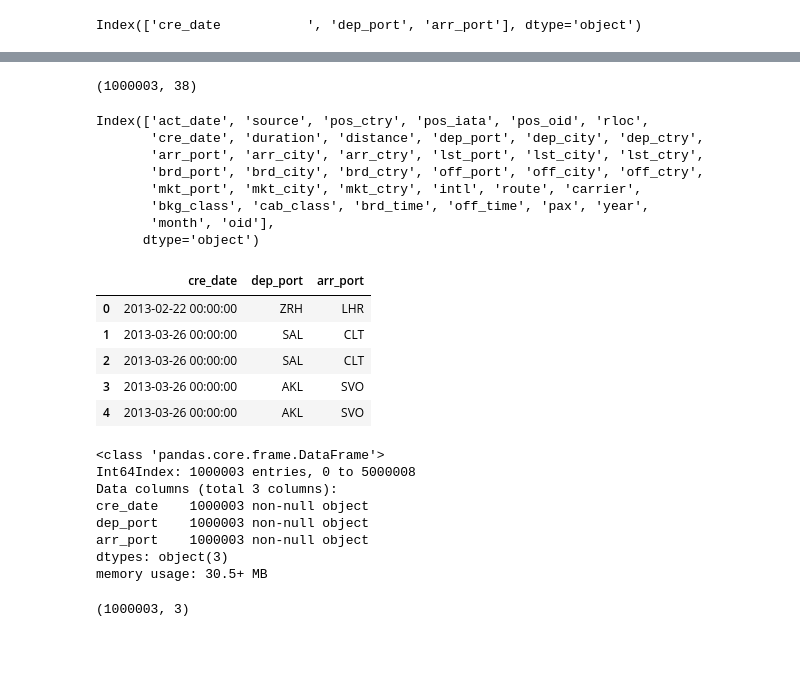
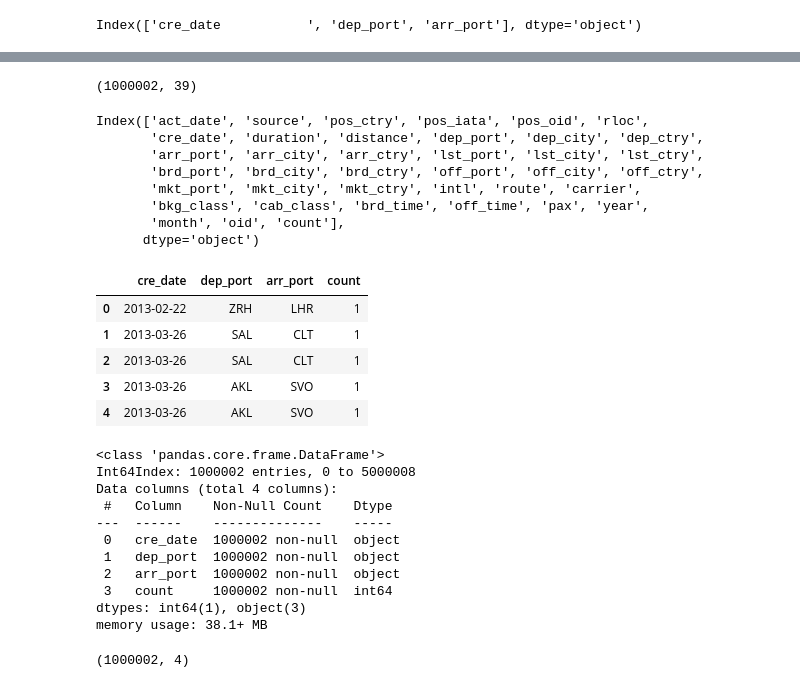
Before and after one commit to albertodiazr/ClasesMaster, a Jupyter notebook: Python/08-DS_Challenge.ipynb, the cells around one changed output, grey strips where cells are left out. Drawn from its saved outputs; the diff is of its cells as text; code cells hidden in the pictures; blank space fills up the shorter version.

```diff
--- a/Python/08-DS_Challenge.ipynb
+++ b/Python/08-DS_Challenge.ipynb
@@ -480,5 +523,5 @@ Limpiar duplicados en bookings:
 # %%
-size = 500000
+size = 1000000
 
 df_chunk = pd.read_csv('bookings.csv.bz2', compression = 'bz2', sep = '^', chunksize=size,
                       low_memory = False, dtype = str)
@@ -487,6 +530,11 @@ bookings_clean = pd.DataFrame()
 
 for i, chunk in enumerate(df_chunk):
     print(i, len(bookings_clean))
+    chunk['cre_date           '] = pd.to_datetime(chunk['cre_date           '], errors = 'coerce')
+    chunk['cre_date           '] = chunk['cre_date           '].astype('str')
+    chunk['dep_port']= chunk['dep_port'].astype('str').str.strip().str.upper()
+    chunk['arr_port']= chunk['arr_port'].astype('str').str.strip().str.upper()
+
     bookings_clean = bookings_clean.append(chunk)
     bookings_clean.drop_duplicates(inplace = True)
 
@@ -520 +562,5 @@ bookings_clean.head()
 5 rows × 38 columns
+# %%
+# Añadir columna auxiliar
+
+bookings_clean['count'] = 1
@@ -521,7 +577,7 @@ bookings_clean.head()
 # %%
 bookings_clean.shape
 # %% [output]
-(1000003, 38)
+(1000002, 39)
 # %%
 bookings_clean.columns
 # %% [output]
@@ -531,30 +587,33 @@ Index(['act_date', 'source', 'pos_ctry', 'pos_iata', 'pos_oid', 'rloc',
        'brd_port', 'brd_city', 'brd_ctry', 'off_port', 'off_city', 'off_ctry',
        'mkt_port', 'mkt_city', 'mkt_ctry', 'intl', 'route', 'carrier',
        'bkg_class', 'cab_class', 'brd_time', 'off_time', 'pax', 'year',
-       'month', 'oid'],
+       'month', 'oid', 'count'],
       dtype='object')
 # %%
-bookings_filtered = bookings_clean[['cre_date', 'dep_port', 'arr_port']]
+bookings_filtered = bookings_clean[['cre_date', 'dep_port', 'arr_port', 'count']]
 bookings_filtered.head()
 # %% [output]
-|  | cre_date | dep_port | arr_port |
-| 0 | 2013-02-22 00:00:00 | ZRH | LHR |
-| 1 | 2013-03-26 00:00:00 | SAL | CLT |
-| 2 | 2013-03-26 00:00:00 | SAL | CLT |
-| 3 | 2013-03-26 00:00:00 | AKL | SVO |
-| 4 | 2013-03-26 00:00:00 | AKL | SVO |
+|  | cre_date | dep_port | arr_port | count |
+| 0 | 2013-02-22 | ZRH | LHR | 1 |
+| 1 | 2013-03-26 | SAL | CLT | 1 |
+| 2 | 2013-03-26 | SAL | CLT | 1 |
+| 3 | 2013-03-26 | AKL | SVO | 1 |
+| 4 | 2013-03-26 | AKL | SVO | 1 |
 # %%
 bookings_filtered.info()
 # %% [output]
 <class 'pandas.core.frame.DataFrame'>
-Int64Index: 1000003 entries, 0 to 5000008
-Data columns (total 3 columns):
-cre_date    1000003 non-null object
-dep_port    1000003 non-null object
-arr_port    1000003 non-null object
-dtypes: object(3)
-memory usage: 30.5+ MB
+Int64Index: 1000002 entries, 0 to 5000008
+Data columns (total 4 columns):
+ #   Column    Non-Null Count    Dtype
+---  ------    --------------    -----
+ 0   cre_date  1000002 non-null  object
+ 1   dep_port  1000002 non-null  object
+ 2   arr_port  1000002 non-null  object
+ 3   count     1000002 non-null  int64
+dtypes: int64(1), object(3)
+memory usage: 38.1+ MB
 # %%
 bookings_filtered.shape
 # %% [output]
-(1000003, 3)
+(1000002, 4)
```
Also changed, not shown: parts of 22 cells of this notebook.
